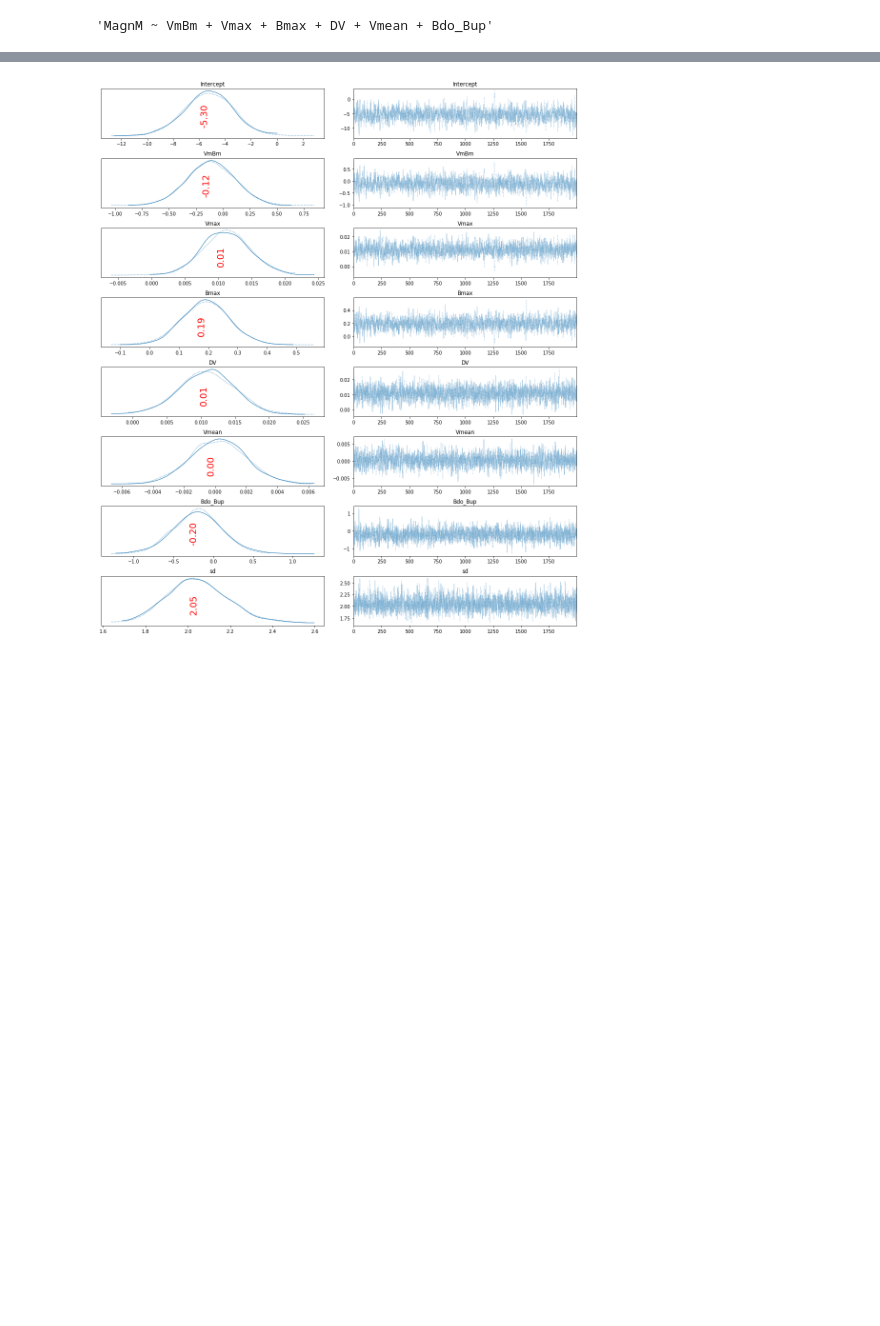
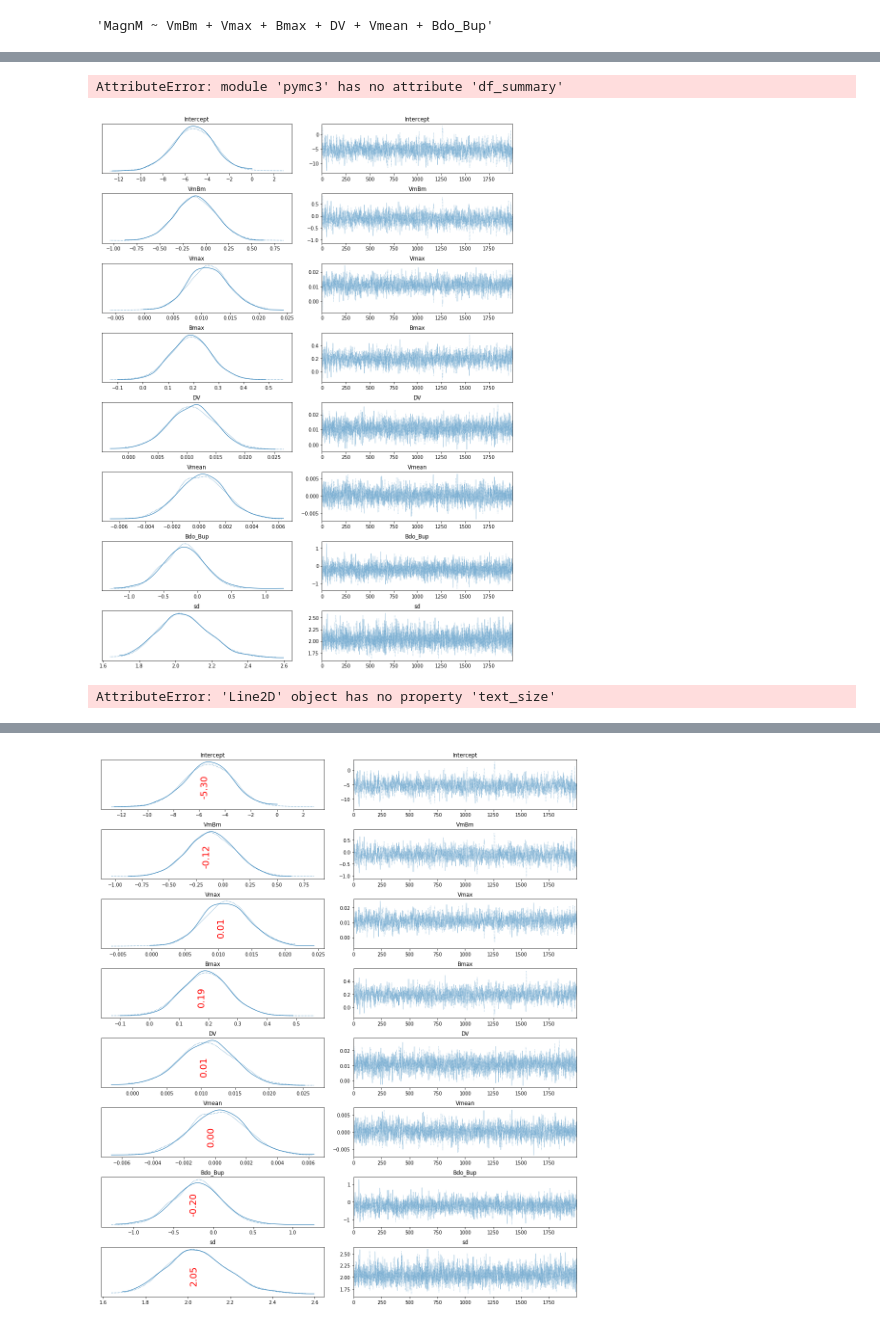
Before and after one commit to Sagiasast/Ptu, a Jupyter notebook: sagiakos.ipynb, the cells around one changed output, grey strips where cells are left out. Drawn from its saved outputs; the diff is of its cells as text; code cells hidden in the pictures; blank space fills up the shorter version.

```diff
--- a/sagiakos.ipynb
+++ b/sagiakos.ipynb
@@ -241,2 +241,9 @@ Sampling 2 chains for 500 tune and 2_000 draw iterations (1_000 + 4_000 draws to
 The acceptance probability does not match the target. It is 0.9177470472979341, but should be close to 0.8. Try to increase the number of tuning steps.
 The acceptance probability does not match the target. It is 0.9575984781761283, but should be close to 0.8. Try to increase the number of tuning steps.
+# %%
+  for i, mn in enumerate(pm.df_summary(trace)['mean']):
+        ax[i, 0].annotate('{:0.2f}'.format(mn), xy = (mn, 0), xycoords = 'data', size = 8,
+                          xytext = (-18, 18), textcoords = 'offset points', rotation = 90,
+                          va = 'bottom', fontsize = 'large', color = 'red')
+# %% [output]
+AttributeError: module 'pymc3' has no attribute 'df_summary'
@@ -242,0 +257,8 @@ The acceptance probability does not match the target. It is 0.9575984781761283,
+# %%
+pm.traceplot(normal_trace);
+# %% [output]
+[figure, added]
+# %%
+pm.plot_posterior(normal_trace, figsize = (14, 14), text_size=20);
+# %% [output]
+AttributeError: 'Line2D' object has no property 'text_size'
```
Also changed, not shown: parts of 5 cells of this notebook.
